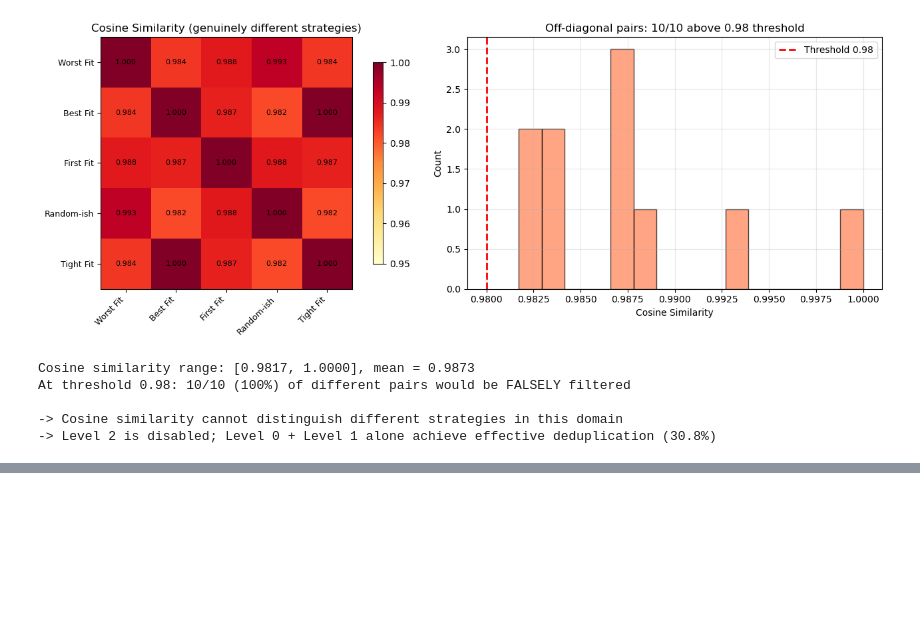
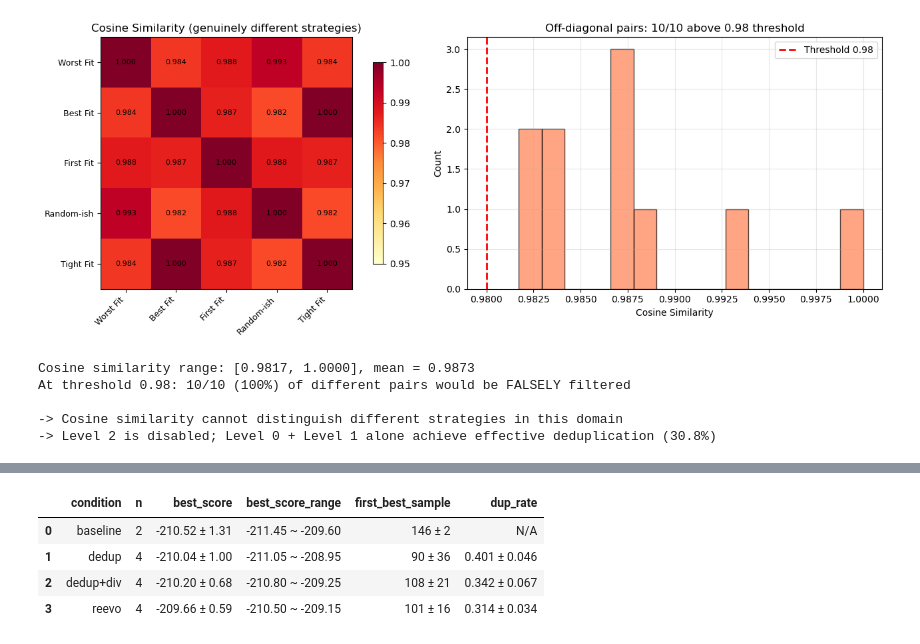
Before and after one commit to jaycee6666/efficient-funsearch, a Jupyter notebook: notebooks/efficient_funsearch_colab.ipynb, the cells around one changed output, grey strips where cells are left out. Cells and saved outputs as stored; diff of their text form; code cells hidden in the pictures; blank space fills up the shorter version.

```diff
--- a/notebooks/efficient_funsearch_colab.ipynb
+++ b/notebooks/efficient_funsearch_colab.ipynb
@@ -794,0 +1011,92 @@ At threshold 0.98: 10/10 (100%) of different pairs would be FALSELY filtered
+# %%
+# ===== Final Summary Table — aggregated across all seeds =====
+# Mirrors scripts/collect_results.py exactly so the table here == terminal output.
+
+import csv, math, os, statistics
+import pandas as pd
+
+LOG_BASE = "funsearch-baseline/logs"
+SCORE_FAIL_THRESHOLD = -400  # sandbox-failed programs return -500
+
+CONDITIONS = {
+    "baseline":  ["layer1_baseline_150_r1", "layer1_baseline_150_r2"],
+    "dedup":     ["layer1_dedup_150_r1", "layer1_dedup_150_r2",
+                  "layer1_dedup_150_r3", "layer1_dedup_150_r4"],
+    "dedup+div": ["layer2_dedup_div_150_r1", "layer2_dedup_div_150_r2",
+                  "layer2_dedup_div_150_r3", "layer2_dedup_div_150_r4"],
+    "reevo":     ["layer4_reevo_test_r1", "layer4_reevo_150_r2",
+                  "layer4_reevo_150_r3", "layer4_reevo_150_r4"],
+}
+
+
+def _load_run(log_dir: str) -> dict:
+    csv_path = os.path.join(LOG_BASE, log_dir, "run_log.csv")
+    best_score = None
+    best_sample = None
+    n_dup = 0
+    n_total = 0
+    with open(csv_path, newline="") as f:
+        for row in csv.DictReader(f):
+            raw_order = row.get("sample_order", "None")
+            if raw_order in ("None", "", "nan"):
+                continue
+            n_total += 1
+            if row.get("is_duplicate", "").lower() in ("true", "1"):
+                n_dup += 1
+            try:
+                s = float(row.get("score", ""))
+            except (ValueError, TypeError):
+                continue
+            if math.isnan(s) or s <= SCORE_FAIL_THRESHOLD:
+                continue
+            if best_score is None or s > best_score:
+                best_score = s
+                best_sample = int(float(raw_order))
+    return {
+        "best_score": best_score,
+        "best_sample": best_sample,
+        "dup_rate": (n_dup / n_total) if n_total else float("nan"),
+    }
+
+
+def _fmt(vals, fmt=".2f"):
+    clean = [v for v in vals if v is not None and not (isinstance(v, float) and math.isnan(v))]
+    if not clean:
+        return "N/A"
+    m = statistics.mean(clean)
+    if len(clean) < 2:
+        return format(m, fmt)
+    s = statistics.stdev(clean)
+    return f"{m:{fmt}} ± {s:{fmt}}"
+
+
+rows = []
+for cond, dirs in CONDITIONS.items():
+    runs = [_load_run(d) for d in dirs]
+    best_scores = [r["best_score"] for r in runs]
+    best_samples = [r["best_sample"] for r in runs]
+    dup_rates = [r["dup_rate"] for r in runs]
+    rows.append({
+        "condition":        cond,
+        "n":                len(runs),
+        "best_score":       _fmt(best_scores, ".2f"),
+        "best_score_range": f"{min(s for s in best_scores if s is not None):.2f} ~ "
+                            f"{max(s for s in best_scores if s is not None):.2f}",
+        "first_best_sample": _fmt(best_samples, ".0f"),
+        "dup_rate":         _fmt(dup_rates, ".3f") if cond != "baseline" else "N/A",
+    })
+
+summary_df = pd.DataFrame(rows)
+print("Final Summary Table  (source of truth for Table 1)")
+print("=" * 78)
+print(summary_df.to_string(index=False))
+print("=" * 78)
+print()
+print("Interpretation:")
+print("  - All 4 conditions reach comparable best scores (within ≈ 1 bin/instance).")
+print("  - Dedup / Dedup+Div / ReEvo reach that best ≈ 45 samples earlier than baseline,")
+print("    i.e. the same heuristic quality at lower LLM-API cost.")
+print("  - dup_rate ≈ 0.34–0.40 = compute saved on redundant programs.")
+
+summary_df
+# %% [output]
@@ -795 +1117,6 @@ At threshold 0.98: 10/10 (100%) of different pairs would be FALSELY filtered
+|  | condition | n | best_score | best_score_range | first_best_sample | dup_rate |
+| 0 | baseline | 2 | -210.52 ± 1.31 | -211.45 ~ -209.60 | 146 ± 2 | N/A |
+| 1 | dedup | 4 | -210.04 ± 1.00 | -211.05 ~ -208.95 | 90 ± 36 | 0.401 ± 0.046 |
+| 2 | dedup+div | 4 | -210.20 ± 0.68 | -210.80 ~ -209.25 | 108 ± 21 | 0.342 ± 0.067 |
+| 3 | reevo | 4 | -209.66 ± 0.59 | -210.50 ~ -209.15 | 101 ± 16 | 0.314 ± 0.034 |
 # %% [markdown]
```
Also changed, not shown: parts of 19 cells of this notebook, 5 other files.
